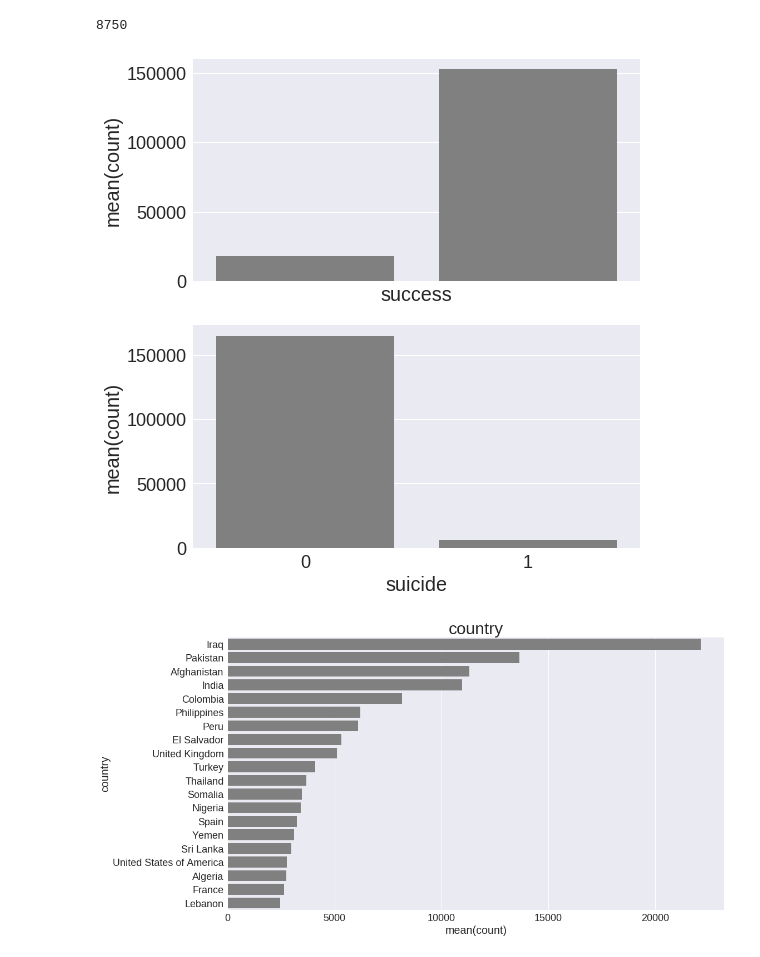
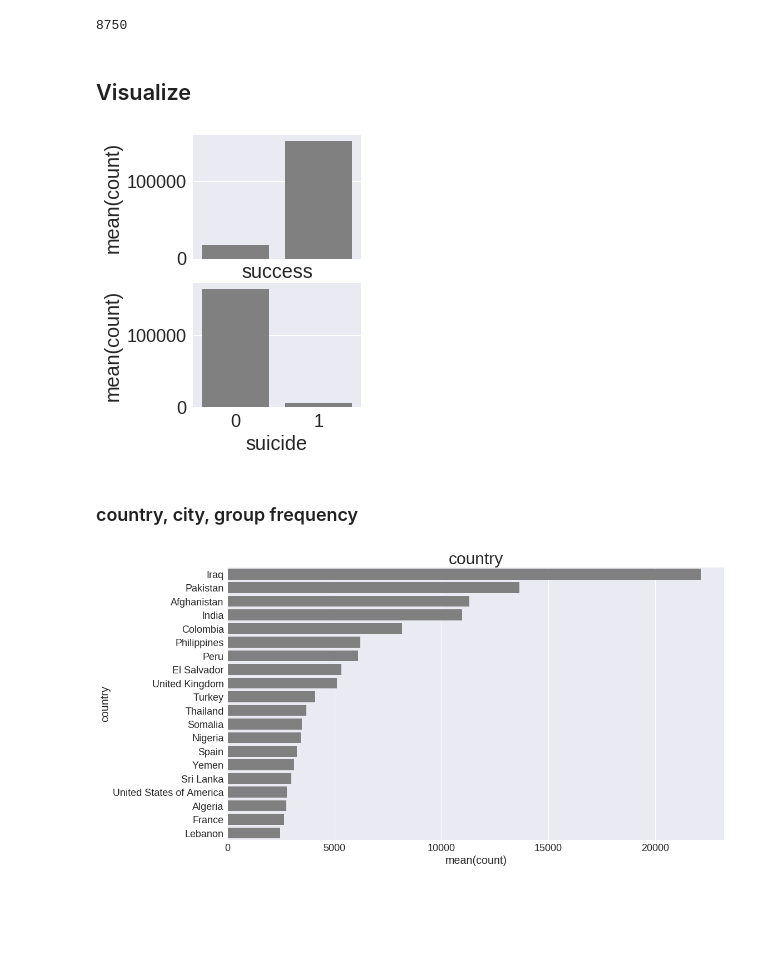
Before and after one commit to ZedYeung/track_terrorism, a Jupyter notebook: EDA.ipynb, the cells around one changed output. Saved outputs shown, nothing was run; the diff lists cells and outputs as text; code cells hidden in the pictures; blank space fills up the shorter version.

```diff
--- a/EDA.ipynb
+++ b/EDA.ipynb
@@ -102,26 +114,30 @@ dfs_map.to_json("./static/data/global_terrorism_map.json", orient='records')
 dfs_map['intensity'].max()
 # %% [output]
 8750
+# %% [markdown]
+## Visualize
 # %%
 def freq_table(df, column):
     frequency_table = pd.crosstab(index=df[column],
                 columns="count").sort_values("count", ascending=False)
     return frequency_table
 # %%
-fig, (ax1, ax2) = plt.subplots(2, figsize=(8, 9),  sharex=True)
+fig, (ax1, ax2) = plt.subplots(2, figsize=(3, 5),  sharex=True)
 n = 0
 for i in ["success", "suicide"]:
     n += 1
     ax =  locals().get('ax' + str(n))
     frequency_table = freq_table(dfs, i)
 #     if "Unknown" in frequency_table.index:
 #         frequency_table = frequency_table.drop("Unknown") .iloc[:20]
 #     else:
 #         frequency_table = frequency_table.iloc[:20]
 
     sns.barplot(y="count", x=frequency_table.index, data=frequency_table, color="grey", ax=ax)
 # %% [output]
-[figure, old version]
+[figure, new version]
+# %% [markdown]
+### country, city, group frequency
 # %%
 # fig, (ax1, ax2, ax3) = plt.subplots(figsize=(16, 9), nrows=3)
 for i in ["country", "city", "group"]:
```
Also changed, not shown: parts of 22 cells of this notebook, 5 other files.
